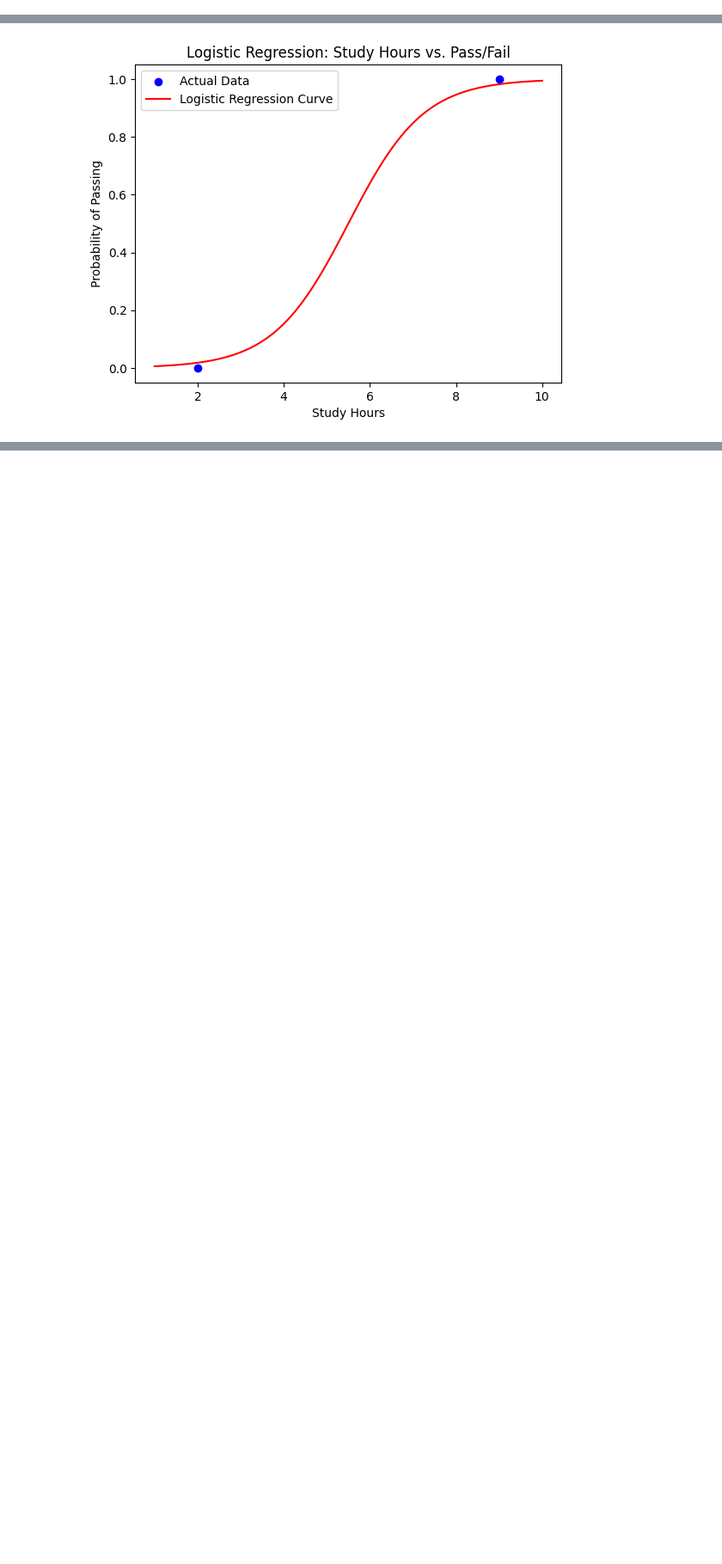
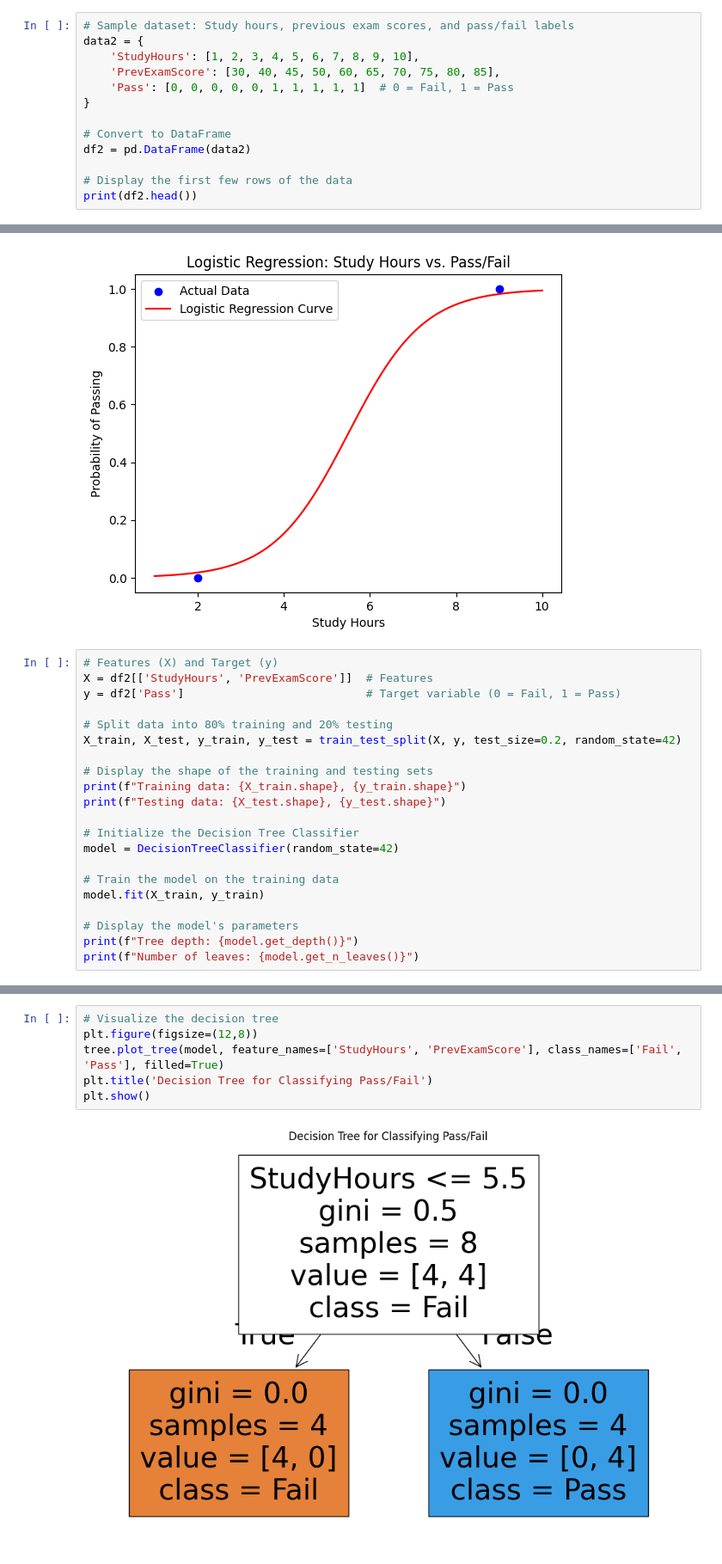
Before and after one commit to umairva7/ai-ml-algorithms-techniques, a Jupyter notebook: Supervised Learning/practice.ipynb, the cells around one changed output, grey strips where cells are left out. Shown at 86% size. Drawn from its saved outputs; the diff is of its cells as text; blank space fills up the shorter version.

Commit message:
Added Deceision Tree Code

```diff
--- a/Supervised Learning/practice.ipynb
+++ b/Supervised Learning/practice.ipynb
@@ -8,0 +12,13 @@ import matplotlib.pyplot as plt
+# %%
+# Sample dataset: Study hours, previous exam scores, and pass/fail labels
+data2 = {
+    'StudyHours': [1, 2, 3, 4, 5, 6, 7, 8, 9, 10],
+    'PrevExamScore': [30, 40, 45, 50, 60, 65, 70, 75, 80, 85],
+    'Pass': [0, 0, 0, 0, 0, 1, 1, 1, 1, 1]  # 0 = Fail, 1 = Pass
+}
+
+# Convert to DataFrame
+df2 = pd.DataFrame(data2)
+
+# Display the first few rows of the data
+print(df2.head())
@@ -114,3 +137,24 @@ plt.legend()
 plt.show()
 # %% [output]
 [figure]
+# %%
+# Features (X) and Target (y)
+X = df2[['StudyHours', 'PrevExamScore']]  # Features
+y = df2['Pass']                           # Target variable (0 = Fail, 1 = Pass)
+
+# Split data into 80% training and 20% testing
+X_train, X_test, y_train, y_test = train_test_split(X, y, test_size=0.2, random_state=42)
+
+# Display the shape of the training and testing sets
+print(f"Training data: {X_train.shape}, {y_train.shape}")
+print(f"Testing data: {X_test.shape}, {y_test.shape}")
+
+# Initialize the Decision Tree Classifier
+model = DecisionTreeClassifier(random_state=42)
+
+# Train the model on the training data
+model.fit(X_train, y_train)
+
+# Display the model's parameters
+print(f"Tree depth: {model.get_depth()}")
+print(f"Number of leaves: {model.get_n_leaves()}")
@@ -116,0 +206,8 @@ plt.show()
+# %%
+# Visualize the decision tree
+plt.figure(figsize=(12,8))
+tree.plot_tree(model, feature_names=['StudyHours', 'PrevExamScore'], class_names=['Fail', 'Pass'], filled=True)
+plt.title('Decision Tree for Classifying Pass/Fail')
+plt.show()
+# %% [output]
+[figure, added]
```
Also changed, not shown: parts of 6 cells of this notebook.
